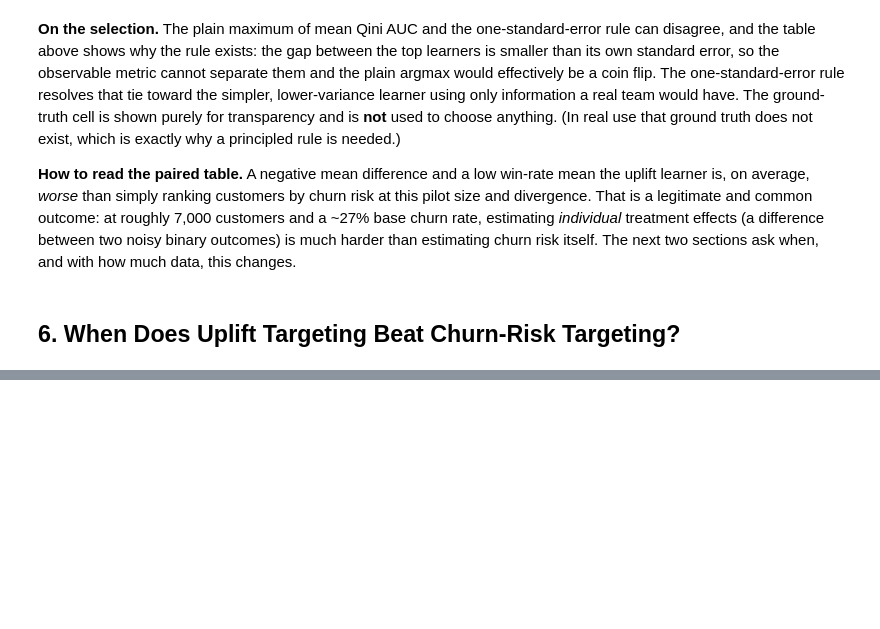
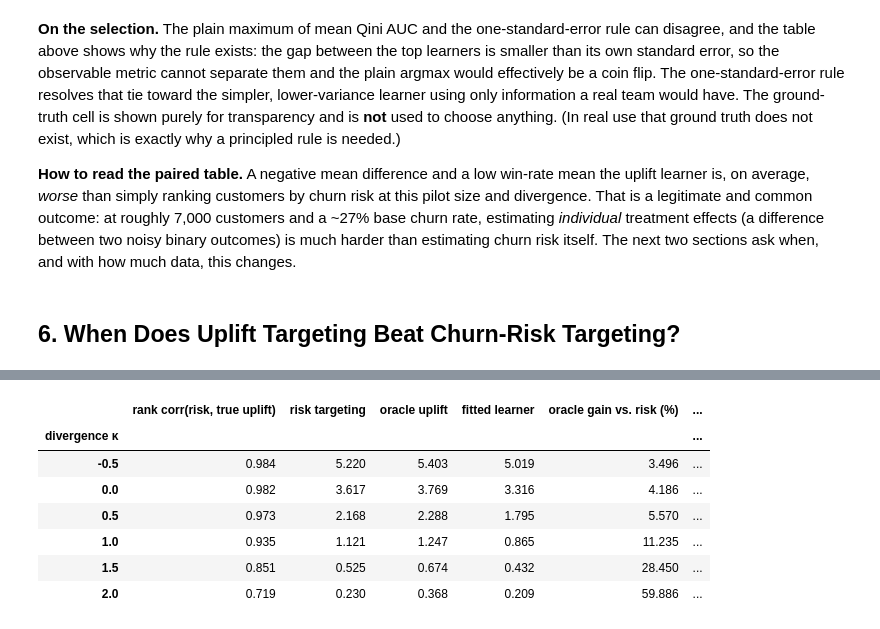
Before and after one commit to danielowuor/Customer-Retention-Intelligence-System, a Jupyter notebook: notebooks/05_uplift_modeling.ipynb, the cells around one changed output, grey strips where cells are left out. Cells and saved outputs as stored; diff of their text form; code cells hidden in the pictures; blank space fills up the shorter version.

```diff
--- a/notebooks/05_uplift_modeling.ipynb
+++ b/notebooks/05_uplift_modeling.ipynb
@@ -470,0 +476,30 @@ Selected learner has the best true net saves of the three: False
+# %%
+KAPPAS = [-0.5, 0.0, 0.5, 1.0, 1.5, 2.0]
+N_SEEDS_SWEEP = 10
+sweep_rows = []
+
+for kappa in KAPPAS:
+    runs = pd.concat([run_replicate(kappa, seed)["table"].assign(seed=seed) for seed in range(N_SEEDS_SWEEP)])
+    means = runs.groupby(level=0)[net_col].mean()
+    tau_k = p0 * make_save_prob(kappa) - (1 - p0) * backfire_prob
+    sweep_rows.append({
+        "divergence κ": kappa,
+        "rank corr(risk, true uplift)": spearmanr(p0, tau_k).correlation,
+        "risk targeting": means[RISK_HIST],
+        "oracle uplift": means[ORACLE_UPLIFT],
+        "fitted learner": means[PRIMARY_LEARNER],
+    })
+
+sweep = pd.DataFrame(sweep_rows).set_index("divergence κ")
+sweep["oracle gain vs. risk (%)"] = 100 * (sweep["oracle uplift"] / sweep["risk targeting"] - 1)
+sweep["learner gain vs. risk (%)"] = 100 * (sweep["fitted learner"] / sweep["risk targeting"] - 1)
+sweep.round(3)
+# %% [output]
+|  | rank corr(risk, true uplift) | risk targeting | oracle uplift | fitted learner | oracle gain vs. risk (%) | ... |
+| divergence κ |  |  |  |  |  | ... |
+| -0.5 | 0.984 | 5.220 | 5.403 | 5.019 | 3.496 | ... |
+| 0.0 | 0.982 | 3.617 | 3.769 | 3.316 | 4.186 | ... |
+| 0.5 | 0.973 | 2.168 | 2.288 | 1.795 | 5.570 | ... |
+| 1.0 | 0.935 | 1.121 | 1.247 | 0.865 | 11.235 | ... |
+| 1.5 | 0.851 | 0.525 | 0.674 | 0.432 | 28.450 | ... |
+| 2.0 | 0.719 | 0.230 | 0.368 | 0.209 | 59.886 | ... |
```
Also changed, not shown: parts of 3 cells of this notebook.
